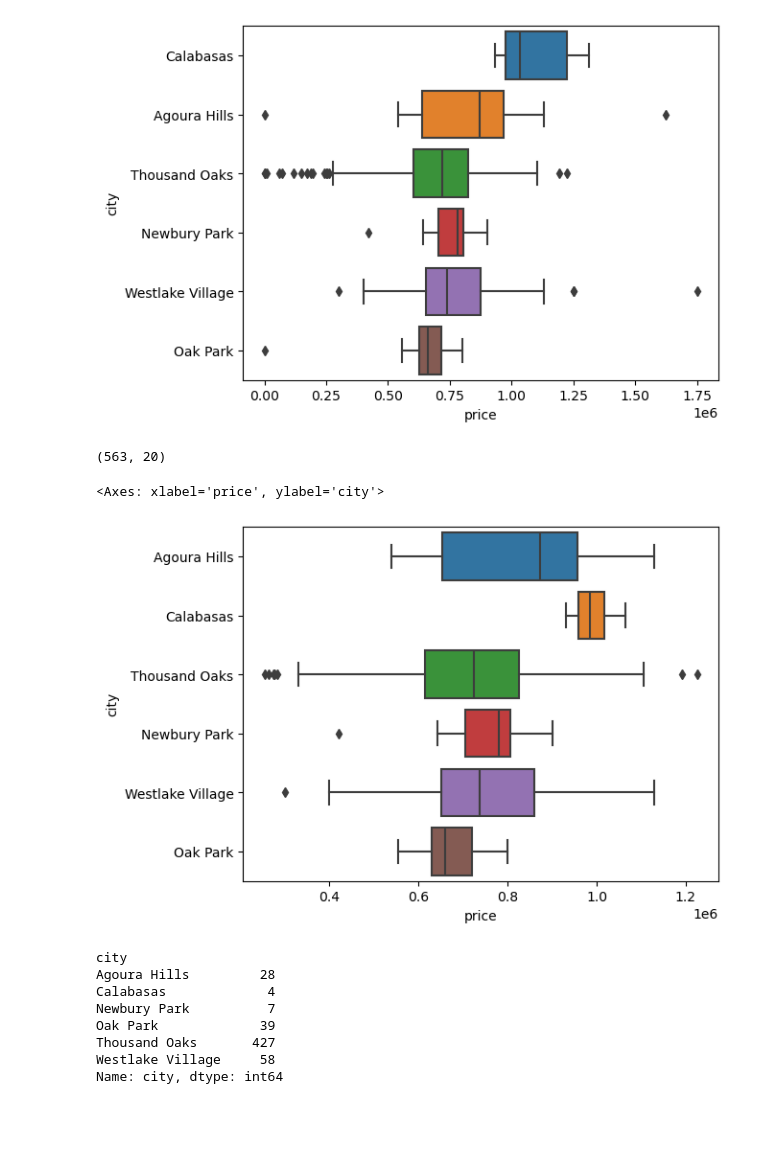
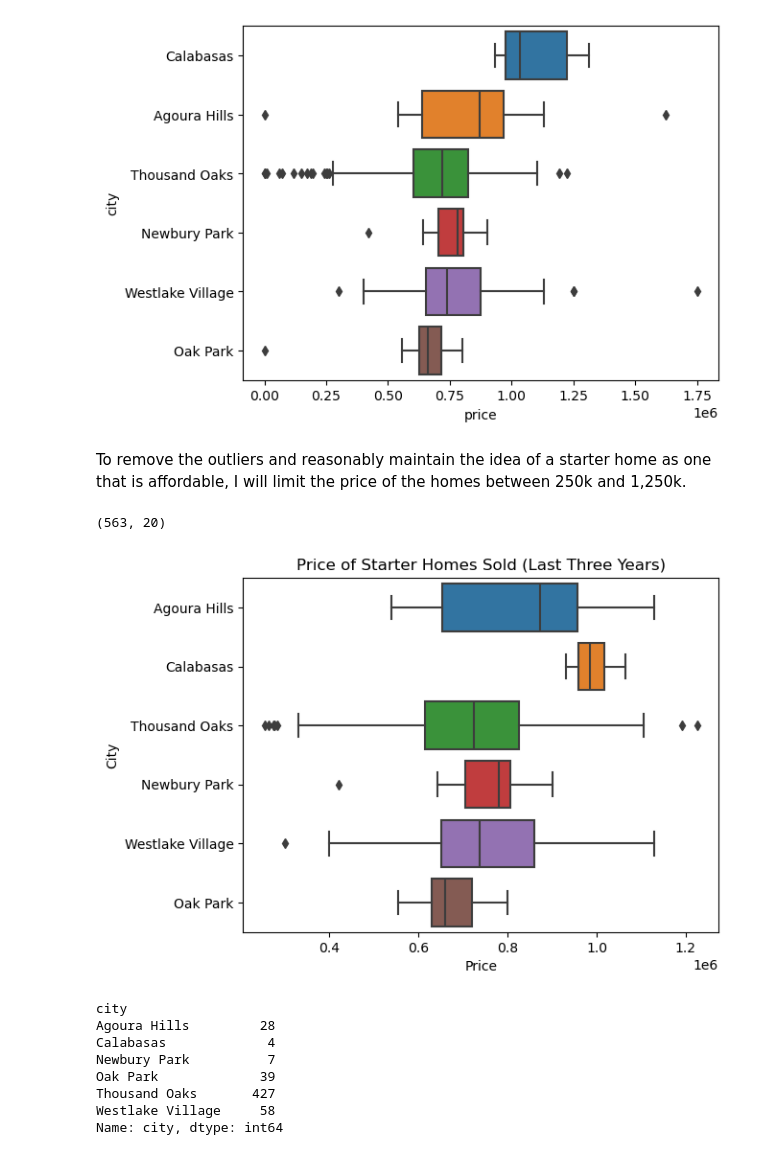
Before and after one commit to StarkArk/Local_Real_Estate_Analysis, a Jupyter notebook: real_estate_eda.ipynb, the cells around one changed output. Cells and saved outputs as stored; diff of their text form; code cells hidden in the pictures; blank space fills up the shorter version.

Commit message:
AddChart Images, finished eda, commenting code

```diff
--- a/real_estate_eda.ipynb
+++ b/real_estate_eda.ipynb
@@ -127,5 +109,7 @@ sns.boxplot(re_df, x='price', y='city')
 # %% [output]
 <Axes: xlabel='price', ylabel='city'>
 [figure]
+# %% [markdown]
+To remove the outliers and reasonably maintain the idea of a starter home as one that is affordable, I will limit the price of the homes between 250k and 1,250k.
 # %%
 pd.set_option('display.max_rows', 100)
@@ -138,9 +121,14 @@ re_df.shape
 (563, 20)
 # %%
 sns.boxplot(re_df, x='price', y='city')
+
+plt.title('Price of Starter Homes Sold (Last Three Years)')
+plt.xlabel('Price')
+plt.ylabel('City')
+
+plt.savefig('Images/pricebycity_last3yrs_boxplot.svg', format='svg')
 # %% [output]
-<Axes: xlabel='price', ylabel='city'>
-[figure, old version]
+[figure, new version]
 # %%
 re_df.groupby('city')['city'].count()
 # %% [output]
```
Also changed, not shown: parts of 20 cells of this notebook, 10 other files.
